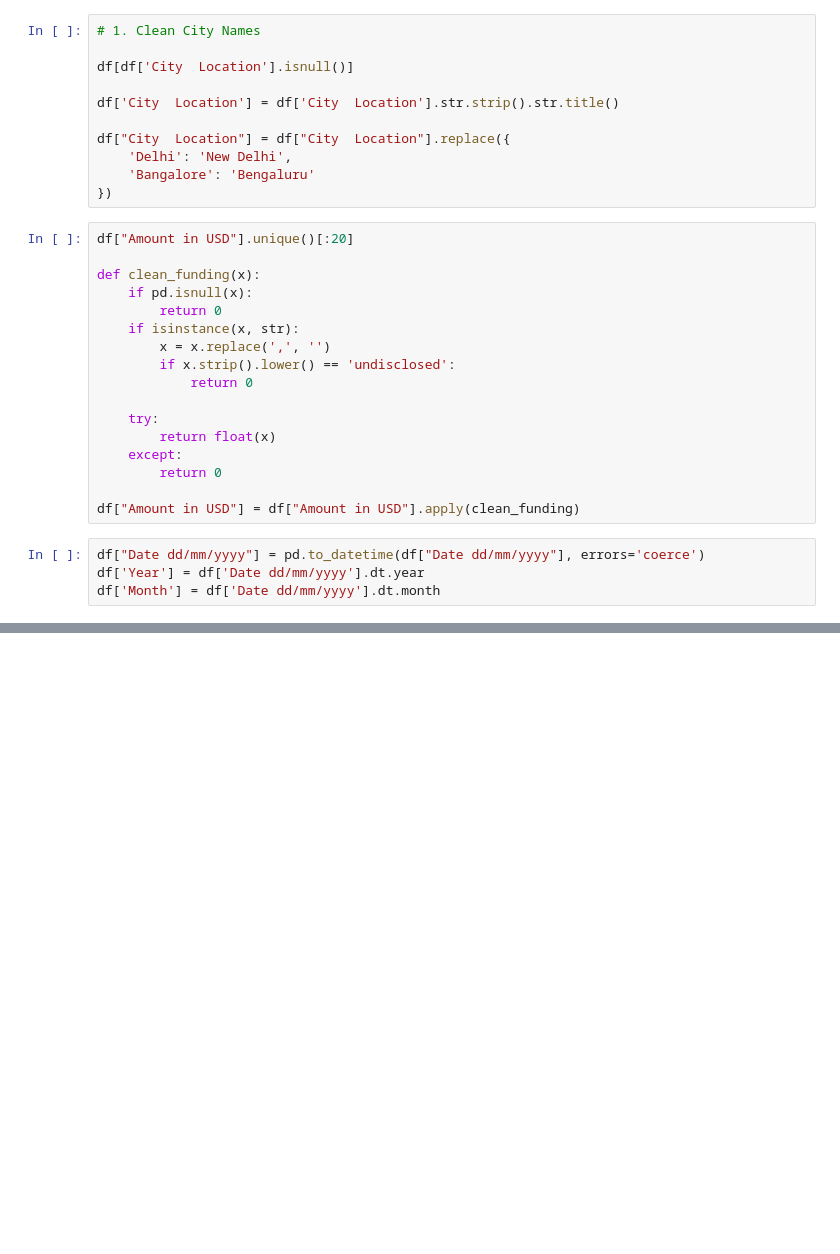
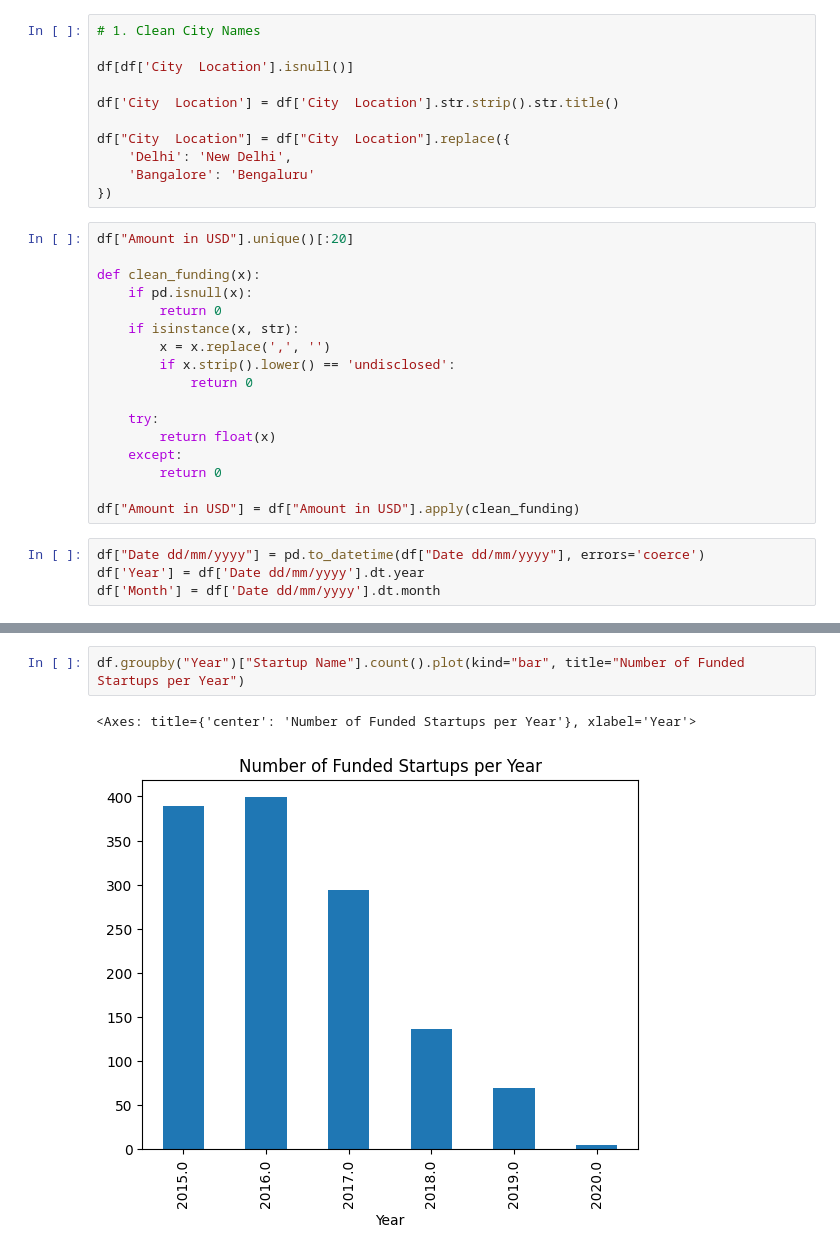
Before and after one commit to imsks/learning-ai, a Jupyter notebook: notebooks/pandas.ipynb, the cells around one changed output, grey strips where cells are left out. Drawn from its saved outputs; the diff is of its cells as text; blank space fills up the shorter version.

```diff
--- a/notebooks/pandas.ipynb
+++ b/notebooks/pandas.ipynb
@@ -57,0 +73,5 @@ df[['Startup Name', 'City  Location', 'Amount in USD', 'Year']].sample(5)
+# %%
+df.groupby("Year")["Startup Name"].count().plot(kind="bar", title="Number of Funded Startups per Year")
+# %% [output]
+<Axes: title={'center': 'Number of Funded Startups per Year'}, xlabel='Year'>
+[figure, added]
```
Also changed, not shown: parts of 6 cells of this notebook.
